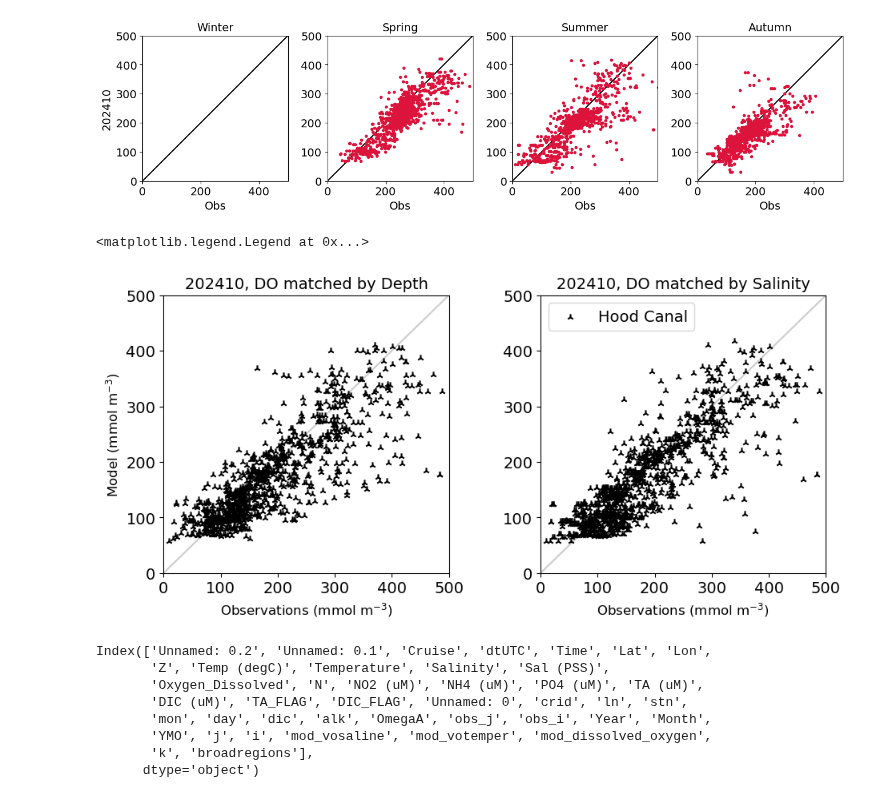
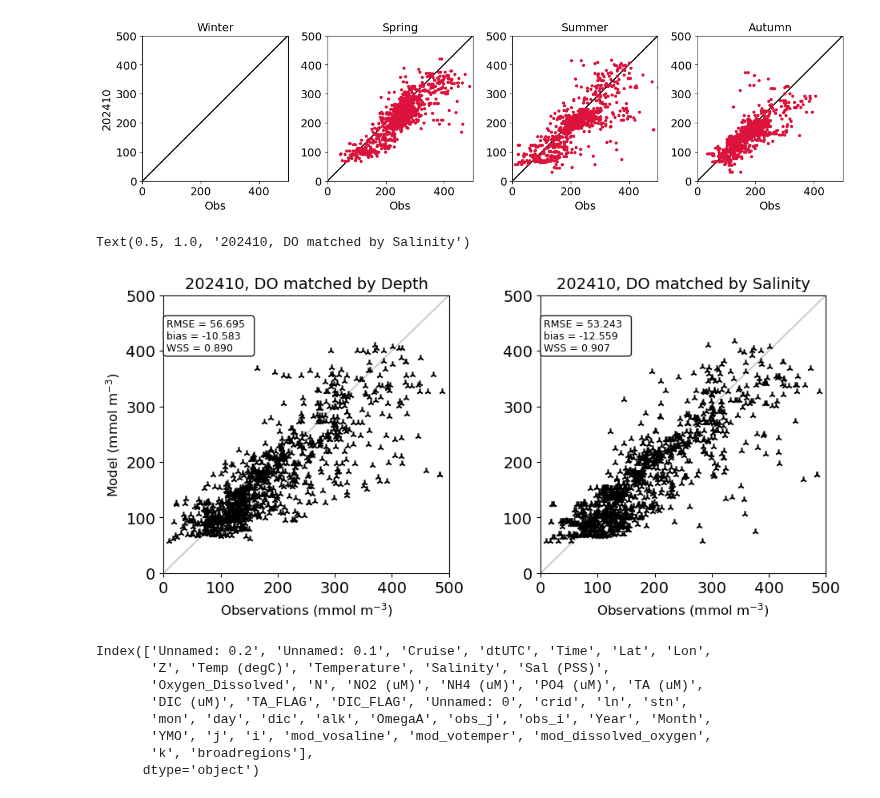
Before and after one commit to SalishSeaCast/analysis-abdoul, a Jupyter notebook: notebooks/Evals202410/PugetSound/OA_v202410_matchbyDepth_Plots.ipynb, the cells around one changed output. Drawn from its saved outputs; the diff is of its cells as text; code cells hidden in the pictures.

```diff
--- a/notebooks/Evals202410/PugetSound/OA_v202410_matchbyDepth_Plots.ipynb
+++ b/notebooks/Evals202410/PugetSound/OA_v202410_matchbyDepth_Plots.ipynb
@@ -174,6 +174,28 @@ for iregion in data_202410.broadregions.dropna().unique():
 statsubs24.keys()
 # %% [output]
 odict_keys(['All', 'z < 25 m', '25 m < z < 50 m', '50 m < z < 150 m', 'z >= 150 m', 'Winter', 'Spring', 'Summer', 'Fall', 'JdF 202410', 'Central SoG 202410', 'Northern SoG 202410', 'HC 202410'])
+# %%
+def calc_stats(x, y):
+    stats = {}
+    MSE = np.mean((y - x)**2)
+    stats['RMSE'] = np.sqrt(MSE)
+    stats['bias'] = np.mean(y) - np.mean(x)
+    stats['WSS'] = 1 - MSE / np.mean((abs(y - np.mean(x)) + abs(x - np.mean(x)))**2)
+
+    return stats
+
+
+def plot_panel(ax, x, y, lims, units):
+    stats = calc_stats(x, y)
+
+    statstext = f"RMSE = {stats['RMSE']:.3f} {units}\nbias = {stats['bias']:.3f} {units}\nWSS = {stats['WSS']:.3f}"
+
+    props = dict(boxstyle='round', facecolor='w', alpha=0.9)
+    c = ax.text(0.01, 0.8, statstext, bbox=props, transform=ax.transAxes, fontsize=9)
+    ax.set_xlim(lims)
+    ax.set_ylim(lims)
+
+    return c
 # %%
 def byDepth24D(ax,obsvar,modvar,lims):
     SS=et.varvarPlot(ax,data_202410D,obsvar,modvar,'Z',(25,150),'z','m',('orange','darkturquoise','navy'))
@@ -349,26 +370,28 @@ bySeason24(ax,'DO (uM)','mod_dissolved_oxygen',(0,500))
 # %%
 #################################################### DO ################################################
 fig, ax = plt.subplots(1,2,figsize = (10,5))
 fig.tight_layout(pad=3)
 ax[0].scatter((HC24D['Oxygen_Dissolved']),(HC24D['mod_dissolved_oxygen']),color='black',label='Hood Canal',marker='2',zorder=4)
 ax[1].scatter((HC24['DO (uM)']),(HC24['mod_dissolved_oxygen']),color='black',label='Hood Canal',marker='2',zorder=4)
+plot_panel(ax[0], HC24D['Oxygen_Dissolved'], HC24D['mod_dissolved_oxygen'], (0,500), ' ')
+plot_panel(ax[1], HC24['DO (uM)'], HC24['mod_dissolved_oxygen'], (0,500), ' ')
 
 ax[0].set_ylim(0,500)
 ax[0].set_xlim(0,500)
 ax[0].plot((0,500),(0,500),'k-',alpha=.2)
 ax[0].set_xlabel('Observations (mmol m$^{-3}$)',fontsize=12)
 ax[0].set_ylabel('Model (mmol m$^{-3}$)',fontsize=12)
 ax[0].set_title('202410, DO matched by Depth')
 ax[1].set_ylim(0,500)
 ax[1].set_xlim(0,500)
 ax[1].plot((0,500),(0,500),'k-',alpha=.2)
 ax[1].set_xlabel('Observations (mmol m$^{-3}$)',fontsize=12)
 ax[1].set_title('202410, DO matched by Salinity')
 #ax[0].legend(bbox_to_anchor=(1.1, 1.05))
-ax[1].legend()
+#ax[1].legend()
 # %% [output]
-<matplotlib.legend.Legend at 0x...>
+Text(0.5, 1.0, '202410, DO matched by Salinity')
-[figure, old version]
+[figure, new version]
 # %%
 data_202410D.keys()
 # %% [output]
```
Also changed, not shown: parts of 3 cells of this notebook.
